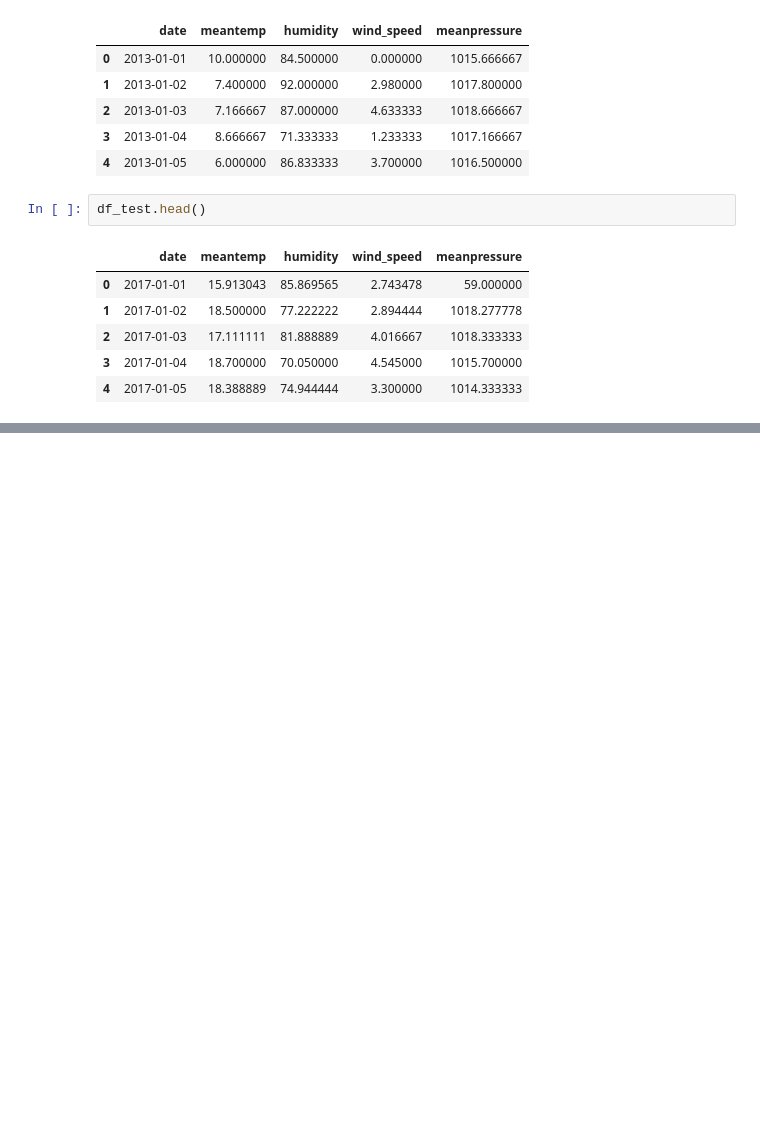
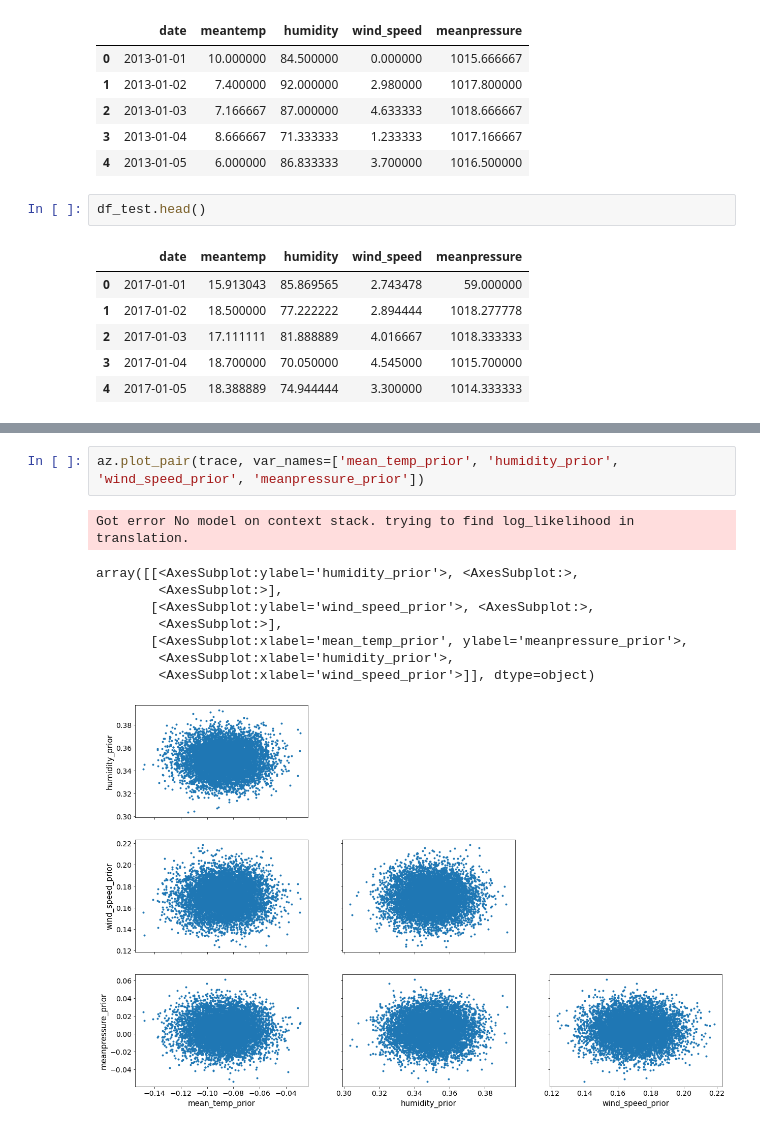
Before and after one commit to acsuf/BFTemp, a Jupyter notebook: BF.ipynb, the cells around one changed output, grey strips where cells are left out. Saved outputs shown, nothing was run; the diff lists cells and outputs as text; blank space fills up the shorter version.

```diff
--- a/BF.ipynb
+++ b/BF.ipynb
@@ -129,0 +214,12 @@ Now we can begin applying BVAR via pymc3.
+# %%
+az.plot_pair(trace, var_names=['mean_temp_prior', 'humidity_prior', 'wind_speed_prior', 'meanpressure_prior'])
+# %% [output]
+Got error No model on context stack. trying to find log_likelihood in translation.
+array([[<AxesSubplot:ylabel='humidity_prior'>, <AxesSubplot:>,
+        <AxesSubplot:>],
+       [<AxesSubplot:ylabel='wind_speed_prior'>, <AxesSubplot:>,
+        <AxesSubplot:>],
+       [<AxesSubplot:xlabel='mean_temp_prior', ylabel='meanpressure_prior'>,
+        <AxesSubplot:xlabel='humidity_prior'>,
+        <AxesSubplot:xlabel='wind_speed_prior'>]], dtype=object)
+[figure, added]
```
Also changed, not shown: parts of 18 cells of this notebook.
